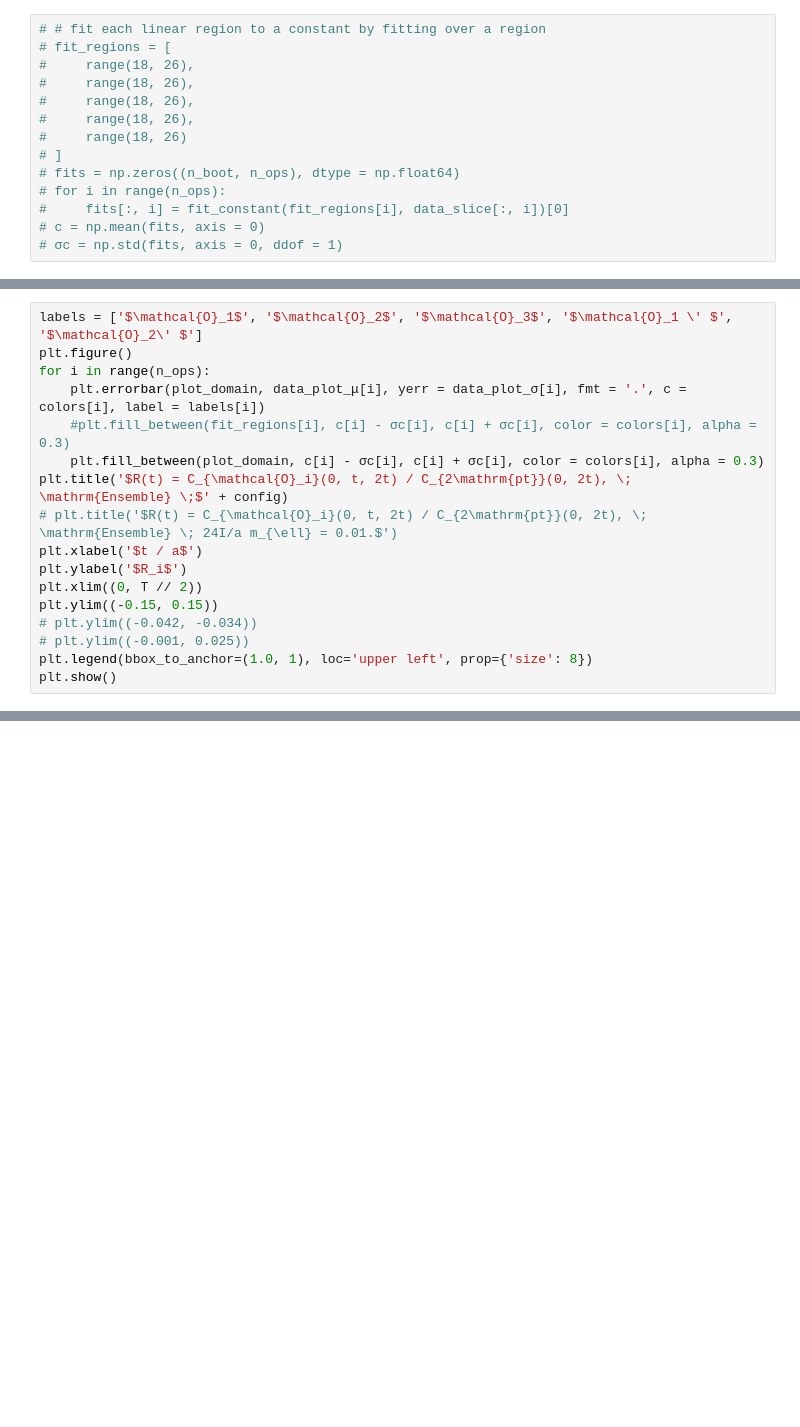
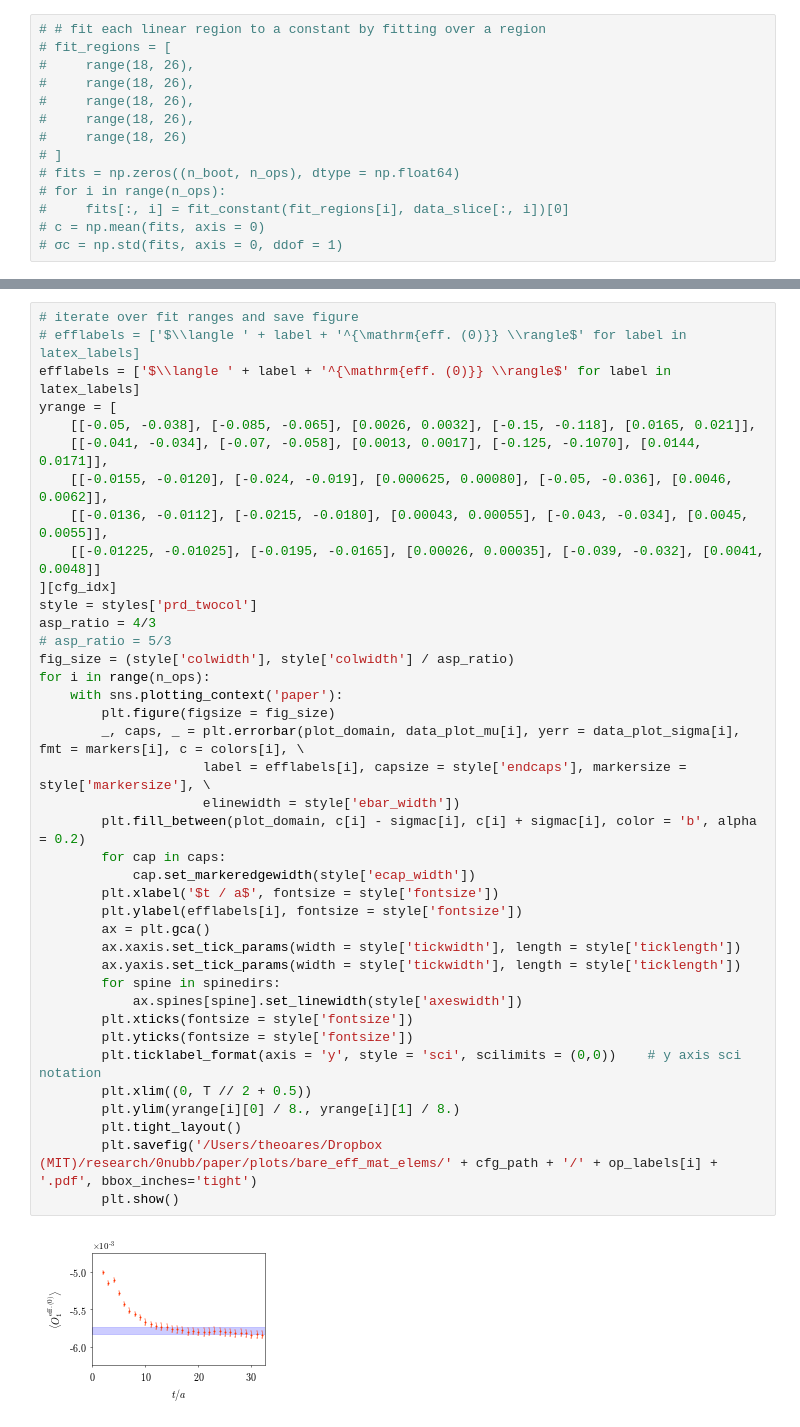
Before and after one commit to poare/lqcd, a Jupyter notebook: 0nubb/python_scripts/Short-Distance-Plots-Fits.ipynb, the cells around one changed output, grey strips where cells are left out. Saved outputs shown, nothing was run; the diff lists cells and outputs as text; blank space fills up the shorter version.

Commit message:
some updates, and getting gq_mixing ready to run on other configs

```diff
--- a/0nubb/python_scripts/Short-Distance-Plots-Fits.ipynb
+++ b/0nubb/python_scripts/Short-Distance-Plots-Fits.ipynb
@@ -215,17 +225,0 @@ plt.show()
-# %%
-labels = ['$\mathcal{O}_1$', '$\mathcal{O}_2$', '$\mathcal{O}_3$', '$\mathcal{O}_1 \' $', '$\mathcal{O}_2\' $']
-plt.figure()
-for i in range(n_ops):
-    plt.errorbar(plot_domain, data_plot_μ[i], yerr = data_plot_σ[i], fmt = '.', c = colors[i], label = labels[i])
-    #plt.fill_between(fit_regions[i], c[i] - σc[i], c[i] + σc[i], color = colors[i], alpha = 0.3)
-    plt.fill_between(plot_domain, c[i] - σc[i], c[i] + σc[i], color = colors[i], alpha = 0.3)
-plt.title('$R(t) = C_{\mathcal{O}_i}(0, t, 2t) / C_{2\mathrm{pt}}(0, 2t), \; \mathrm{Ensemble} \;$' + config)
-# plt.title('$R(t) = C_{\mathcal{O}_i}(0, t, 2t) / C_{2\mathrm{pt}}(0, 2t), \; \mathrm{Ensemble} \; 24I/a m_{\ell} = 0.01.$')
-plt.xlabel('$t / a$')
-plt.ylabel('$R_i$')
-plt.xlim((0, T // 2))
-plt.ylim((-0.15, 0.15))
-# plt.ylim((-0.042, -0.034))
-# plt.ylim((-0.001, 0.025))
-plt.legend(bbox_to_anchor=(1.0, 1), loc='upper left', prop={'size': 8})
-plt.show()
@@ -281,0 +250,41 @@ plt.show()
+# %%
+# iterate over fit ranges and save figure
+# efflabels = ['$\\langle ' + label + '^{\mathrm{eff. (0)}} \\rangle$' for label in latex_labels]
+efflabels = ['$\\langle ' + label + '^{\mathrm{eff. (0)}} \\rangle$' for label in latex_labels]
+yrange = [
+    [[-0.05, -0.038], [-0.085, -0.065], [0.0026, 0.0032], [-0.15, -0.118], [0.0165, 0.021]],
+    [[-0.041, -0.034], [-0.07, -0.058], [0.0013, 0.0017], [-0.125, -0.1070], [0.0144, 0.0171]],
+    [[-0.0155, -0.0120], [-0.024, -0.019], [0.000625, 0.00080], [-0.05, -0.036], [0.0046, 0.0062]],
+    [[-0.0136, -0.0112], [-0.0215, -0.0180], [0.00043, 0.00055], [-0.043, -0.034], [0.0045, 0.0055]],
+    [[-0.01225, -0.01025], [-0.0195, -0.0165], [0.00026, 0.00035], [-0.039, -0.032], [0.0041, 0.0048]]
+][cfg_idx]
+style = styles['prd_twocol']
+asp_ratio = 4/3
+# asp_ratio = 5/3
+fig_size = (style['colwidth'], style['colwidth'] / asp_ratio)
+for i in range(n_ops):
+    with sns.plotting_context('paper'):
+        plt.figure(figsize = fig_size)
+        _, caps, _ = plt.errorbar(plot_domain, data_plot_mu[i], yerr = data_plot_sigma[i], fmt = markers[i], c = colors[i], \
+                     label = efflabels[i], capsize = style['endcaps'], markersize = style['markersize'], \
+                     elinewidth = style['ebar_width'])
+        plt.fill_between(plot_domain, c[i] - sigmac[i], c[i] + sigmac[i], color = 'b', alpha = 0.2)
+        for cap in caps:
+            cap.set_markeredgewidth(style['ecap_width'])
+        plt.xlabel('$t / a$', fontsize = style['fontsize'])
+        plt.ylabel(efflabels[i], fontsize = style['fontsize'])
+        ax = plt.gca()
+        ax.xaxis.set_tick_params(width = style['tickwidth'], length = style['ticklength'])
+        ax.yaxis.set_tick_params(width = style['tickwidth'], length = style['ticklength'])
+        for spine in spinedirs:
+            ax.spines[spine].set_linewidth(style['axeswidth'])
+        plt.xticks(fontsize = style['fontsize'])
+        plt.yticks(fontsize = style['fontsize'])
+        plt.ticklabel_format(axis = 'y', style = 'sci', scilimits = (0,0))    # y axis sci notation
+        plt.xlim((0, T // 2 + 0.5))
+        plt.ylim(yrange[i][0] / 8., yrange[i][1] / 8.)
+        plt.tight_layout()
+        plt.savefig('/Users/theoares/Dropbox (MIT)/research/0nubb/paper/plots/bare_eff_mat_elems/' + cfg_path + '/' + op_labels[i] + '.pdf', bbox_inches='tight')
+        plt.show()
+# %% [output]
+[figure, added]
```
Also changed, not shown: parts of 27 cells of this notebook, 13 other files.
